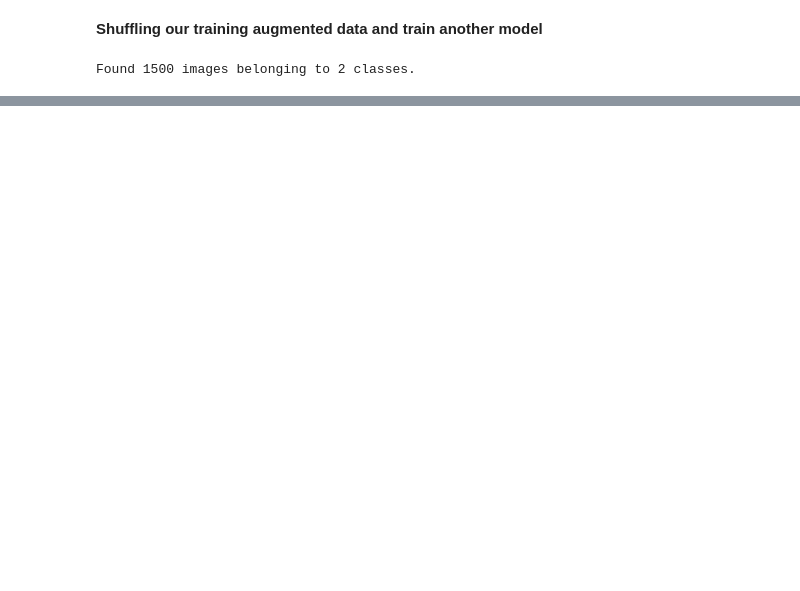
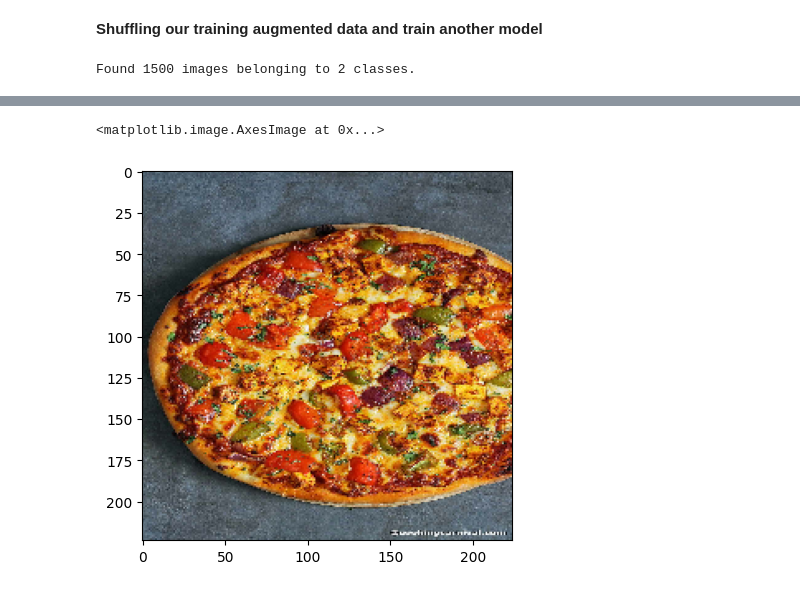
Before and after one commit to Seenuprime/Deep-Learning, a Jupyter notebook: CV_Convolutional_NN.ipynb, the cells around one changed output, grey strips where cells are left out. Cells and saved outputs as stored; diff of their text form; code cells hidden in the pictures; blank space fills up the shorter version.

```diff
--- a/CV_Convolutional_NN.ipynb
+++ b/CV_Convolutional_NN.ipynb
@@ -643,0 +667,20 @@ pd.DataFrame(history_5.history).plot()
+# %%
+## Create the function to import the image and resize the image to
+def load_image_pre_image(filename, image_shape=224):
+    """ Read an image from filename, turn it into tensors and reshape
+    it to [image_shape, image_shape, color channel].
+    """
+    # Read in the image
+    img = tf.io.read_file(filename)
+    # Decode the image into tensors
+    img = tf.image.decode_image(img)
+    # Resize the image
+    img = tf.image.resize(img, size=[image_shape, image_shape])
+    # Rescale the image (get all values between 0 and 1)
+    img = img/255.
+
+    return img
+# %%
+!wget https://www.cookingcarnival.com/wp-content/uploads/2019/11/Paneer-Pizza.jpg
+filename = 'Paneer-Pizza.jpg'
+loaded_image = load_image_pre_image(filename)
@@ -643,0 +698,5 @@ pd.DataFrame(history_5.history).plot()
+# %%
+plt.imshow(loaded_image)
+# %% [output]
+<matplotlib.image.AxesImage at 0x...>
+[figure, added]
```
Also changed, not shown: parts of 58 cells of this notebook.
